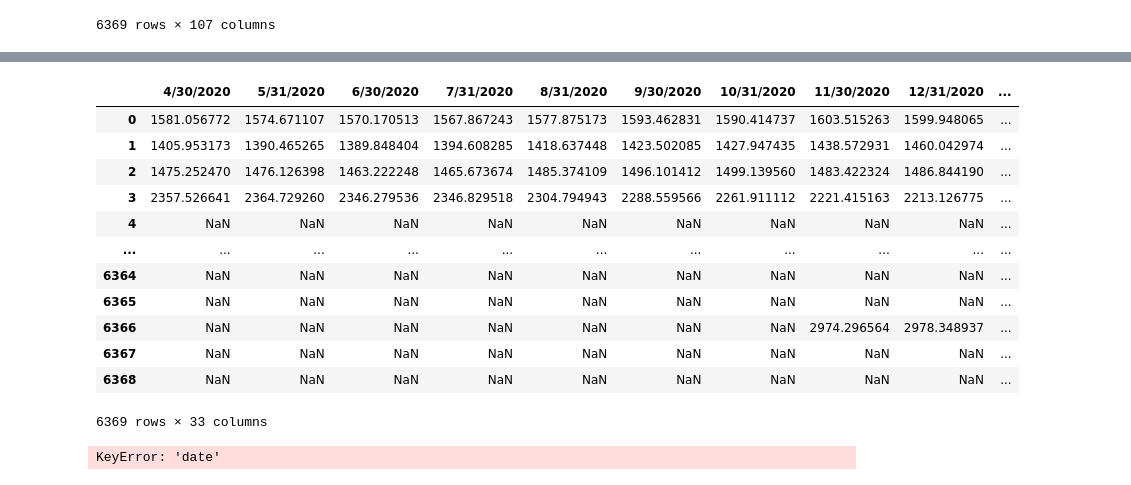
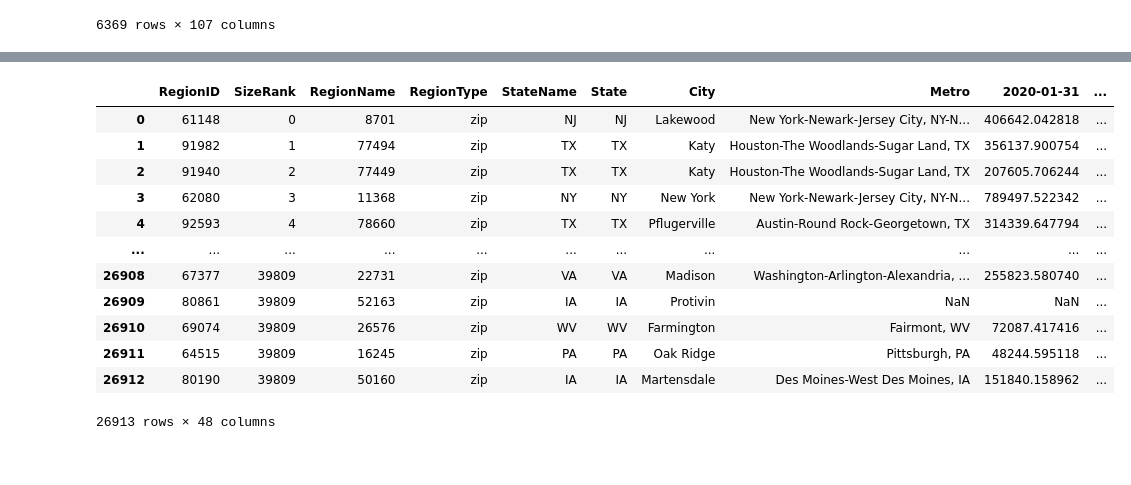
Before and after one commit to AlexPei-YuTsai/BerkeleyDataBootcampProjectONE, a Jupyter notebook: ZipCode_Rentalrent-Project1/RentsbyZipcode.ipynb, the cells around one changed output, grey strips where cells are left out. Cells and saved outputs as stored; diff of their text form; code cells hidden in the pictures.

```diff
--- a/ZipCode_Rentalrent-Project1/RentsbyZipcode.ipynb
+++ b/ZipCode_Rentalrent-Project1/RentsbyZipcode.ipynb
@@ -3,10 +3,14 @@
 import pandas as pd
 from pathlib import Path
 
-zip_codes_rental = Path("Resources/Zip_zori_sm_month.csv")
+# File to Load
+home_values_zc= Path("Resources/Zip_zhvi_uc_sfr_tier_0.33_0.67_sm_sa_month.csv")
+rental_rates_zc = Path("Resources/Zip_zori_sm_month.csv")
 
-zip_codes_rental_data = pd.read_csv(zip_codes_rental)
-zip_codes_rental_data
+# Read rental rents and home values Data File and store into Pandas DataFrame
+home_values_zc_data = pd.read_csv(home_values_zc)
+rental_rates_zc_data = pd.read_csv(rental_rates_zc)
+rental_rates_zc_data
 # %% [output]
 |  | RegionID | SizeRank | RegionName | RegionType | StateName | State | City | Metro | CountyName | ... |
 | 0 | 91982 | 1 | 77494 | zip | TX | TX | Katy | Houston-The Woodlands-Sugar Land, TX | Fort Bend County | ... |
@@ -44,29 +28,18 @@ dtype: int64
-# %%
-df= zip_codes_rental_data.iloc[:, 70:103]
-df
-# %% [output]
-|  | 4/30/2020 | 5/31/2020 | 6/30/2020 | 7/31/2020 | 8/31/2020 | 9/30/2020 | 10/31/2020 | 11/30/2020 | 12/31/2020 | ... |
-| 0 | 1581.056772 | 1574.671107 | 1570.170513 | 1567.867243 | 1577.875173 | 1593.462831 | 1590.414737 | 1603.515263 | 1599.948065 | ... |
-| 1 | 1405.953173 | 1390.465265 | 1389.848404 | 1394.608285 | 1418.637448 | 1423.502085 | 1427.947435 | 1438.572931 | 1460.042974 | ... |
-| 2 | 1475.252470 | 1476.126398 | 1463.222248 | 1465.673674 | 1485.374109 | 1496.101412 | 1499.139560 | 1483.422324 | 1486.844190 | ... |
-| 3 | 2357.526641 | 2364.729260 | 2346.279536 | 2346.829518 | 2304.794943 | 2288.559566 | 2261.911112 | 2221.415163 | 2213.126775 | ... |
-| 4 | NaN | NaN | NaN | NaN | NaN | NaN | NaN | NaN | NaN | ... |
-| ... | ... | ... | ... | ... | ... | ... | ... | ... | ... | ... |
-| 6364 | NaN | NaN | NaN | NaN | NaN | NaN | NaN | NaN | NaN | ... |
-| 6365 | NaN | NaN | NaN | NaN | NaN | NaN | NaN | NaN | NaN | ... |
-| 6366 | NaN | NaN | NaN | NaN | NaN | NaN | NaN | 2974.296564 | 2978.348937 | ... |
-| 6367 | NaN | NaN | NaN | NaN | NaN | NaN | NaN | NaN | NaN | ... |
-| 6368 | NaN | NaN | NaN | NaN | NaN | NaN | NaN | NaN | NaN | ... |
-6369 rows × 33 columns
-# %%
-# Specify the start and end dates
-start_date = '2020-01-01'
-end_date = '2023-04-31'
-
-# Convert the date column to a datetime format
-zip_codes_rental_data['date'] = pd.to_datetime(zip_codes_rental_data['date'])
-
-# Filter the data for the desired time range
-filtered_data = zip_codes_rental_data[(zip_codes_rental_data['date'] >= start_date) & (zip_codes_rental_data['date'] <= end_date)]
-# %% [output]
-KeyError: 'date'
+# %%
+#Performed column selection and data cleaning to obtain precise and necessary information
+home_values_zc_filtered= home_values_zc_data.iloc[:, :8].join(home_values_zc_data.iloc[:, 249:])
+home_values_zc_filtered
+# %% [output]
+|  | RegionID | SizeRank | RegionName | RegionType | StateName | State | City | Metro | 2020-01-31 | ... |
+| 0 | 61148 | 0 | 8701 | zip | NJ | NJ | Lakewood | New York-Newark-Jersey City, NY-N... | 406642.042818 | ... |
+| 1 | 91982 | 1 | 77494 | zip | TX | TX | Katy | Houston-The Woodlands-Sugar Land, TX | 356137.900754 | ... |
+| 2 | 91940 | 2 | 77449 | zip | TX | TX | Katy | Houston-The Woodlands-Sugar Land, TX | 207605.706244 | ... |
+| 3 | 62080 | 3 | 11368 | zip | NY | NY | New York | New York-Newark-Jersey City, NY-N... | 789497.522342 | ... |
+| 4 | 92593 | 4 | 78660 | zip | TX | TX | Pflugerville | Austin-Round Rock-Georgetown, TX | 314339.647794 | ... |
+| ... | ... | ... | ... | ... | ... | ... | ... | ... | ... | ... |
+| 26908 | 67377 | 39809 | 22731 | zip | VA | VA | Madison | Washington-Arlington-Alexandria, ... | 255823.580740 | ... |
+| 26909 | 80861 | 39809 | 52163 | zip | IA | IA | Protivin | NaN | NaN | ... |
+| 26910 | 69074 | 39809 | 26576 | zip | WV | WV | Farmington | Fairmont, WV | 72087.417416 | ... |
+| 26911 | 64515 | 39809 | 16245 | zip | PA | PA | Oak Ridge | Pittsburgh, PA | 48244.595118 | ... |
+| 26912 | 80190 | 39809 | 50160 | zip | IA | IA | Martensdale | Des Moines-West Des Moines, IA | 151840.158962 | ... |
+26913 rows × 48 columns
```
Also changed, not shown: parts of 9 cells of this notebook.
